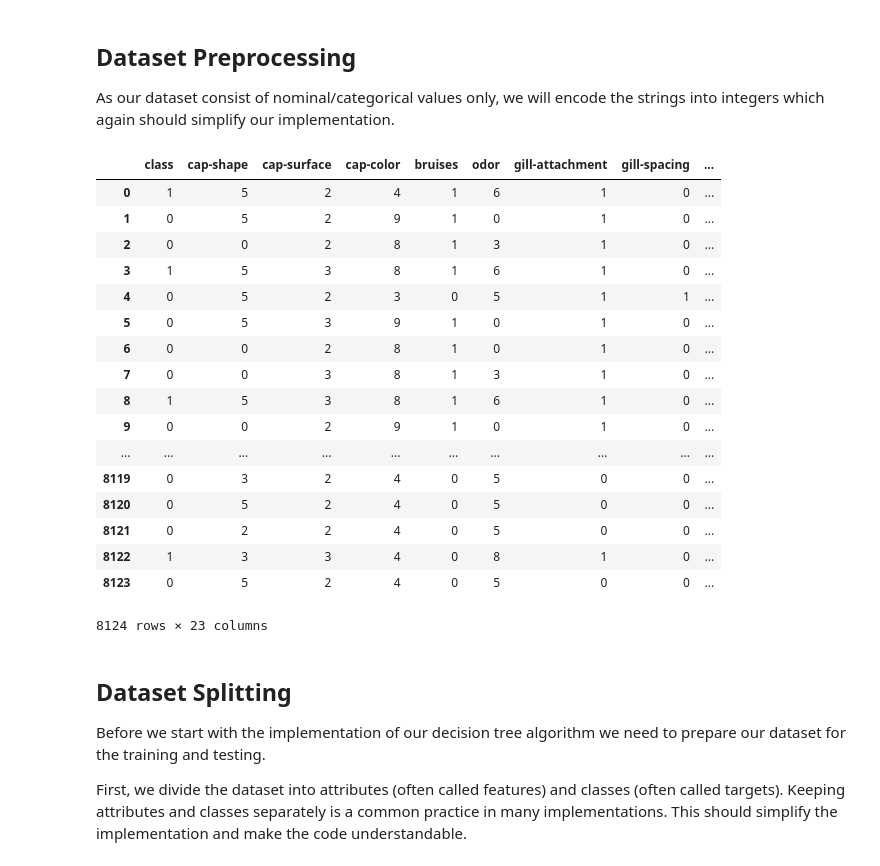
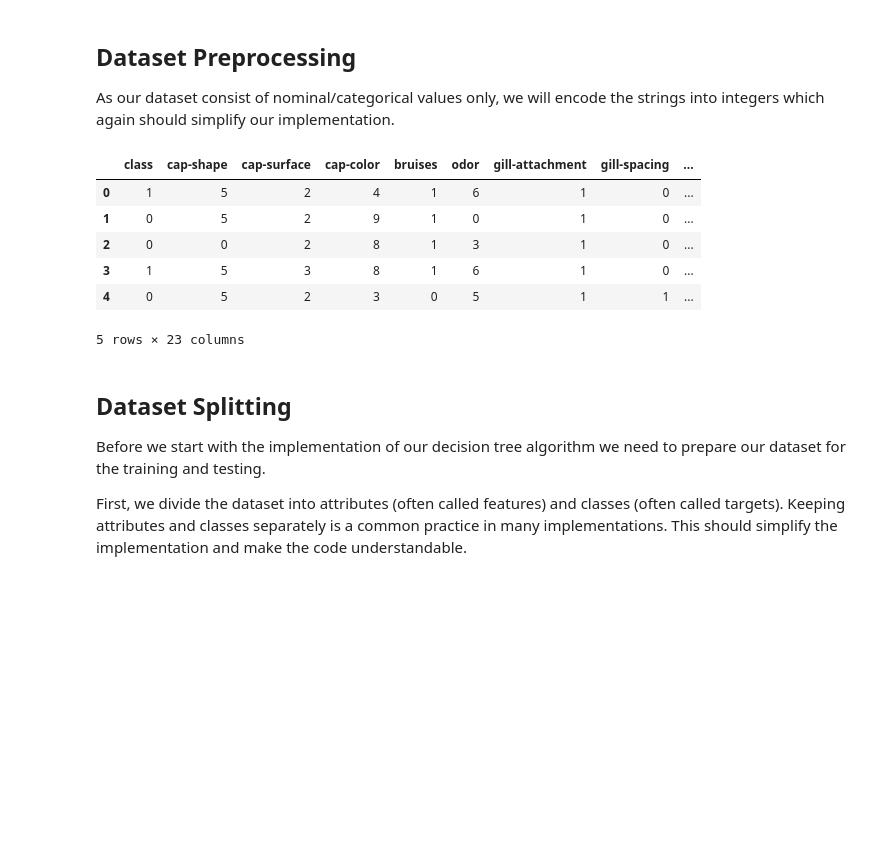
Before and after one commit to kristogj/TDT4300_DataMining, a Jupyter notebook: classification/decision_tree_classifier.ipynb, the cells around one changed output. Saved outputs shown, nothing was run; the diff lists cells and outputs as text; code cells hidden in the pictures; blank space fills up the shorter version.

```diff
--- a/classification/decision_tree_classifier.ipynb
+++ b/classification/decision_tree_classifier.ipynb
@@ -126,26 +126,15 @@ def encode_labels(df):
 
 mushrooms_encoded_df, encoder = encode_labels(mushrooms_df)
 # %%
-mushrooms_encoded_df
+mushrooms_encoded_df.head()
 # %% [output]
 |  | class | cap-shape | cap-surface | cap-color | bruises | odor | gill-attachment | gill-spacing | ... |
 | 0 | 1 | 5 | 2 | 4 | 1 | 6 | 1 | 0 | ... |
 | 1 | 0 | 5 | 2 | 9 | 1 | 0 | 1 | 0 | ... |
 | 2 | 0 | 0 | 2 | 8 | 1 | 3 | 1 | 0 | ... |
 | 3 | 1 | 5 | 3 | 8 | 1 | 6 | 1 | 0 | ... |
 | 4 | 0 | 5 | 2 | 3 | 0 | 5 | 1 | 1 | ... |
-| 5 | 0 | 5 | 3 | 9 | 1 | 0 | 1 | 0 | ... |
-| 6 | 0 | 0 | 2 | 8 | 1 | 0 | 1 | 0 | ... |
-| 7 | 0 | 0 | 3 | 8 | 1 | 3 | 1 | 0 | ... |
-| 8 | 1 | 5 | 3 | 8 | 1 | 6 | 1 | 0 | ... |
-| 9 | 0 | 0 | 2 | 9 | 1 | 0 | 1 | 0 | ... |
-| ... | ... | ... | ... | ... | ... | ... | ... | ... | ... |
-| 8119 | 0 | 3 | 2 | 4 | 0 | 5 | 0 | 0 | ... |
-| 8120 | 0 | 5 | 2 | 4 | 0 | 5 | 0 | 0 | ... |
-| 8121 | 0 | 2 | 2 | 4 | 0 | 5 | 0 | 0 | ... |
-| 8122 | 1 | 3 | 3 | 4 | 0 | 8 | 1 | 0 | ... |
-| 8123 | 0 | 5 | 2 | 4 | 0 | 5 | 0 | 0 | ... |
-8124 rows × 23 columns
+5 rows × 23 columns
 # %% [markdown]
 ## Dataset Splitting
 
```
Also changed, not shown: parts of 4 cells of this notebook.
